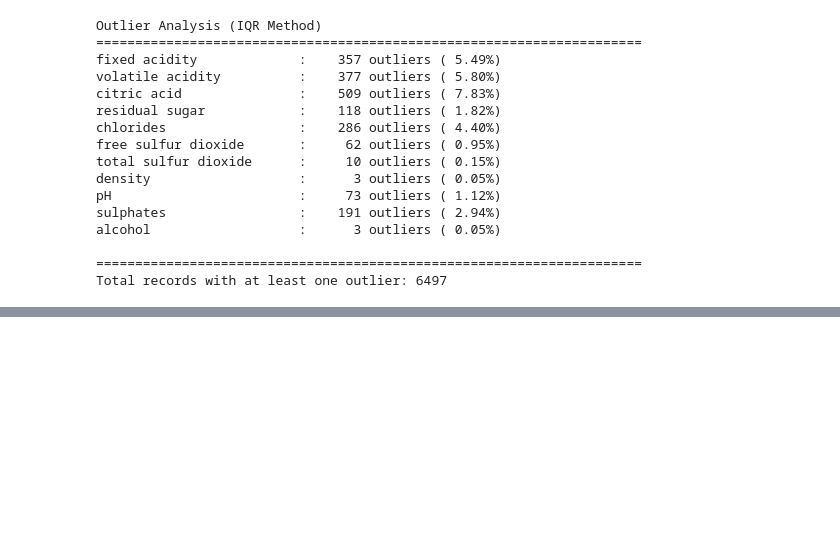
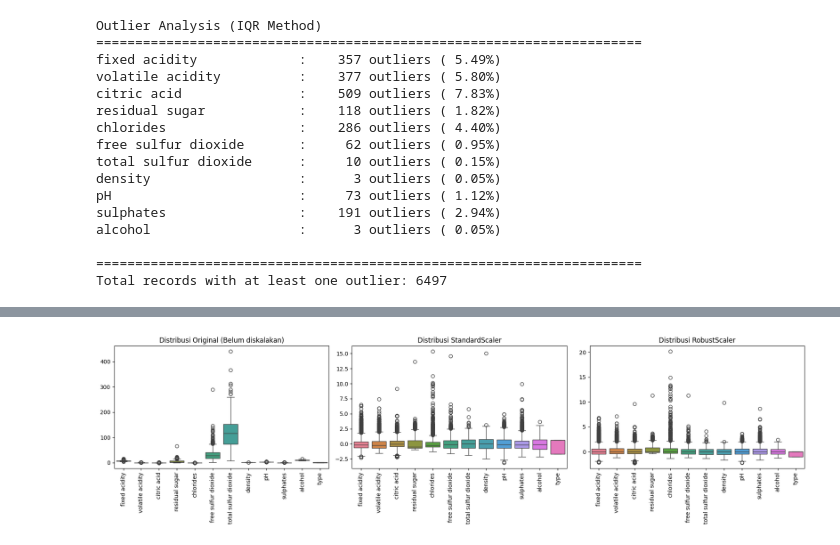
Before and after one commit to AzrilFahmiardi/wine-quality-pbl, a Jupyter notebook: main.ipynb, the cells around one changed output, grey strips where cells are left out. Saved outputs shown, nothing was run; the diff lists cells and outputs as text; code cells hidden in the pictures; blank space fills up the shorter version.

```diff
--- a/main.ipynb
+++ b/main.ipynb
@@ -331,0 +421,47 @@ Total records with at least one outlier: 6497
+# %%
+from sklearn.preprocessing import StandardScaler, RobustScaler, MinMaxScaler
+
+# Inisialisasi Scaler
+std_scaler = StandardScaler()
+rob_scaler = RobustScaler()
+minmax_scaler = MinMaxScaler()
+
+# Scaling untuk dataset Raw
+X_train_raw_std = std_scaler.fit_transform(X_train_raw)
+X_test_raw_std = std_scaler.transform(X_test_raw)
+
+X_train_raw_rob = rob_scaler.fit_transform(X_train_raw)
+X_test_raw_rob = rob_scaler.transform(X_test_raw)
+
+X_train_raw_minmax = minmax_scaler.fit_transform(X_train_raw)
+X_test_raw_minmax = minmax_scaler.transform(X_test_raw)
+
+# Scaling untuk dataset Binned (Bisa menggunakan scaler yang difit dari raw karena X-nya sama, tapi untuk keamanan pemisahan pipeline kita fit ulang)
+X_train_bin_std = std_scaler.fit_transform(X_train_bin)
+X_test_bin_std = std_scaler.transform(X_test_bin)
+
+X_train_bin_rob = rob_scaler.fit_transform(X_train_bin)
+X_test_bin_rob = rob_scaler.transform(X_test_bin)
+
+X_train_bin_minmax = minmax_scaler.fit_transform(X_train_bin)
+X_test_bin_minmax = minmax_scaler.transform(X_test_bin)
+
+X_train_raw_std_df = pd.DataFrame(X_train_raw_std, columns=X.columns)
+X_train_raw_rob_df = pd.DataFrame(X_train_raw_rob, columns=X.columns)
+
+fig, axes = plt.subplots(1, 3, figsize=(18, 5))
+sns.boxplot(data=X_train_raw, ax=axes[0])
+axes[0].set_title('Distribusi Original (Belum diskalakan)')
+axes[0].tick_params(axis='x', rotation=90)
+
+sns.boxplot(data=X_train_raw_std_df, ax=axes[1])
+axes[1].set_title('Distribusi StandardScaler')
+axes[1].tick_params(axis='x', rotation=90)
+
+sns.boxplot(data=X_train_raw_rob_df, ax=axes[2])
+axes[2].set_title('Distribusi RobustScaler')
+axes[2].tick_params(axis='x', rotation=90)
+plt.tight_layout()
+plt.show()
+# %% [output]
+[figure, added]
```
Also changed, not shown: parts of 26 cells of this notebook, 11 other files.
